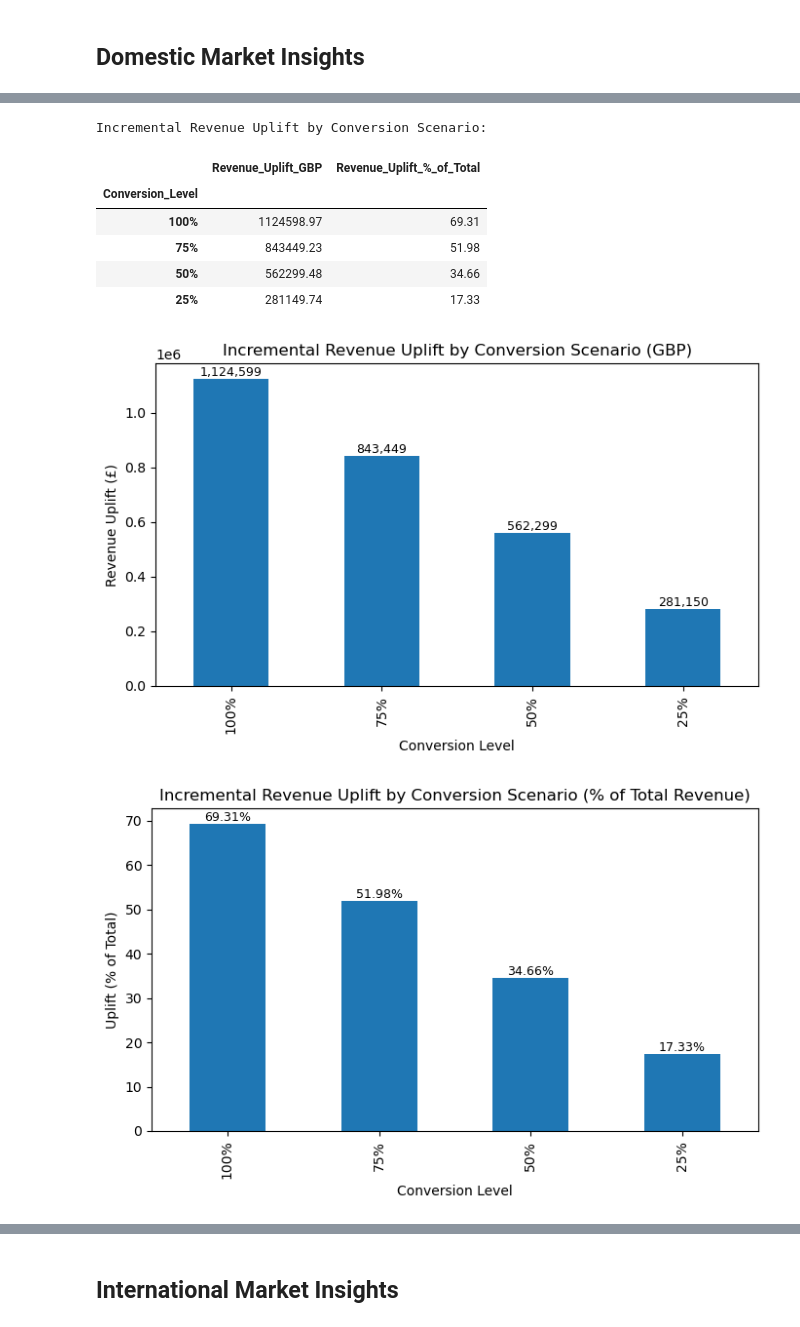
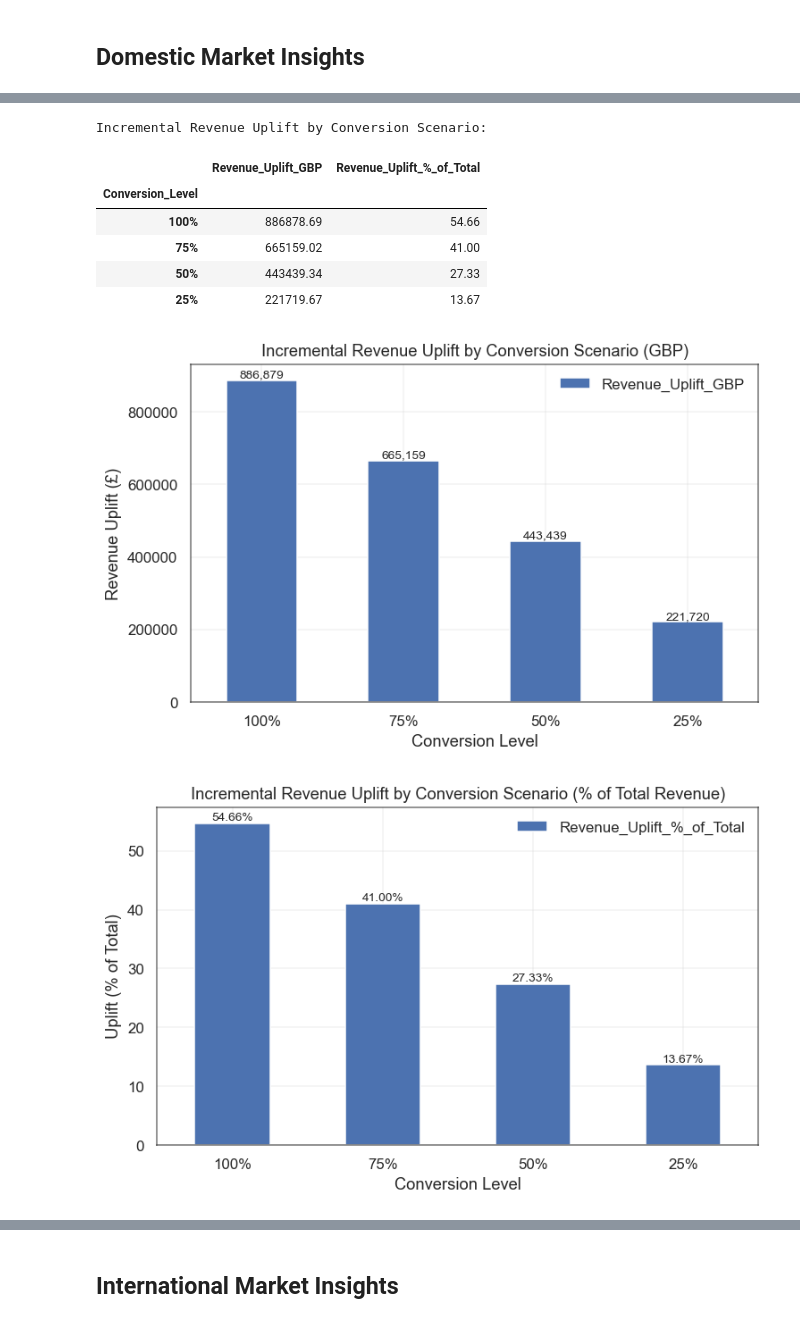
Before and after one commit to bisharatm/ds08_online-retail, a Jupyter notebook: notebooks/04_insights_and_recommendation.ipynb, the cells around one changed output, grey strips where cells are left out. Cells and saved outputs as stored; diff of their text form; code cells hidden in the pictures.

```diff
--- a/notebooks/04_insights_and_recommendation.ipynb
+++ b/notebooks/04_insights_and_recommendation.ipynb
@@ -54,7 +50,0 @@ memory usage: 245.1+ KB
-# %%
-# Change the data type for other relevant columns to str
-columns_str = ['CustomerID', 'Cluster', 'Segment']
-rfm_dom_segments[columns_str] = rfm_dom_segments[columns_str].astype("string")
-
-# Verify the datatypes
-rfm_dom_segments.dtypes
@@ -193,13 +175,13 @@ Rationale: Potential loyalists segment has the 38% of total customer base nudge
 # %%
 # Compute difference between avg monetary of Loyal Customers and Potential Loyalists
 diff_monetary = (
-    summary_intl_segments.loc['Potential Loyalists', 'Monetary'] - summary_intl_segments.loc['Loyal Customers', 'Monetary']
+    summary_dom_segments.loc['Loyal Customers', 'Monetary']- summary_dom_segments.loc['Potential Loyalists', 'Monetary']
 
 )
 
 # Total potential loyalists and total revenue
-num_potential_loyalists = summary_intl_segments.loc['Potential Loyalists', 'Number of Customers']
-total_revenue_intl = rfm_intl_segments['Monetary'].sum()
+num_potential_loyalists = summary_dom_segments.loc['Potential Loyalists', 'Number of Customers']
+total_revenue_dom = rfm_dom_segments['Monetary'].sum()
 
 # Define conversion levels
 conversion_levels = [1.00, 0.75, 0.50, 0.25]
@@ -228,36 +210,47 @@ display(Rev_uplift_conversion)
 Incremental Revenue Uplift by Conversion Scenario:
 |  | Revenue_Uplift_GBP | Revenue_Uplift_%_of_Total |
 | Conversion_Level |  |  |
-| 100% | 1124598.97 | 69.31 |
-| 75% | 843449.23 | 51.98 |
-| 50% | 562299.48 | 34.66 |
-| 25% | 281149.74 | 17.33 |
+| 100% | 886878.69 | 54.66 |
+| 75% | 665159.02 | 41.00 |
+| 50% | 443439.34 | 27.33 |
+| 25% | 221719.67 | 13.67 |
 # %%
+# for visualization call the setup function
+setup()
+
 # --- Chart 1: Absolute uplift in GBP ---
-plt.figure(figsize=(7,4.5))
-Rev_uplift_conversion["Revenue_Uplift_GBP"].plot(kind="bar")
-plt.title("Incremental Revenue Uplift by Conversion Scenario (GBP)")
-plt.xlabel("Conversion Level")
-plt.ylabel("Revenue Uplift (£)")
+fig, ax = plt.subplots(figsize=(7,4.5))
+Rev_uplift_conversion["Revenue_Uplift_GBP"].plot(kind="bar", ax=ax)
+ax.set_title("Incremental Revenue Uplift by Conversion Scenario (GBP)")
+ax.set_xlabel("Conversion Level")
+ax.set_ylabel("Revenue Uplift (£)")
+plt.xticks(rotation=0)
 # Add value labels on bars
 for i, v in enumerate(Rev_uplift_conversion["Revenue_Uplift_GBP"].values):
-    plt.text(i, v, f"{v:,.0f}", ha="center", va="bottom", fontsize=9, rotation=0)
+    ax.text(i, v, f"{v:,.0f}", ha="center", va="bottom", fontsize=9, rotation=0)
+style_ax(ax)
 plt.tight_layout()
 plt.show()
 
 # --- Chart 2: Uplift as % of total revenue ---
-plt.figure(figsize=(7,4.5))
-Rev_uplift_conversion["Revenue_Uplift_%_of_Total"].plot(kind="bar")
-plt.title("Incremental Revenue Uplift by Conversion Scenario (% of Total Revenue)")
-plt.xlabel("Conversion Level")
-plt.ylabel("Uplift (% of Total)")
+fig, ax = plt.subplots(figsize=(7,4.5))
+Rev_uplift_conversion["Revenue_Uplift_%_of_Total"].plot(kind="bar", ax=ax)
+ax.set_title("Incremental Revenue Uplift by Conversion Scenario (% of Total Revenue)")
+ax.set_xlabel("Conversion Level")
+ax.set_ylabel("Uplift (% of Total)")
+plt.xticks(rotation=0)
 # Add value labels on bars
 for i, v in enumerate(Rev_uplift_conversion["Revenue_Uplift_%_of_Total"].values):
-    plt.text(i, v, f"{v:.2f}%", ha="center", va="bottom", fontsize=9, rotation=0)
+    ax.text(i, v, f"{v:.2f}%", ha="center", va="bottom", fontsize=9, rotation=0)
+style_ax(ax)
 plt.tight_layout()
 plt.show()
+
+#save these visualizations in figures folder
+fig.savefig("../reports/figures/revenue_uplift_gbp.png")
+fig.savefig("../reports/figures/revenue_uplift_percent.png")
 # %% [output]
-[figure, old version]
+[figure, new version]
-[figure, old version]
+[figure, new version]
 # %% [markdown]
 Insights for Domestic market:
```
Also changed, not shown: parts of 16 cells of this notebook.
